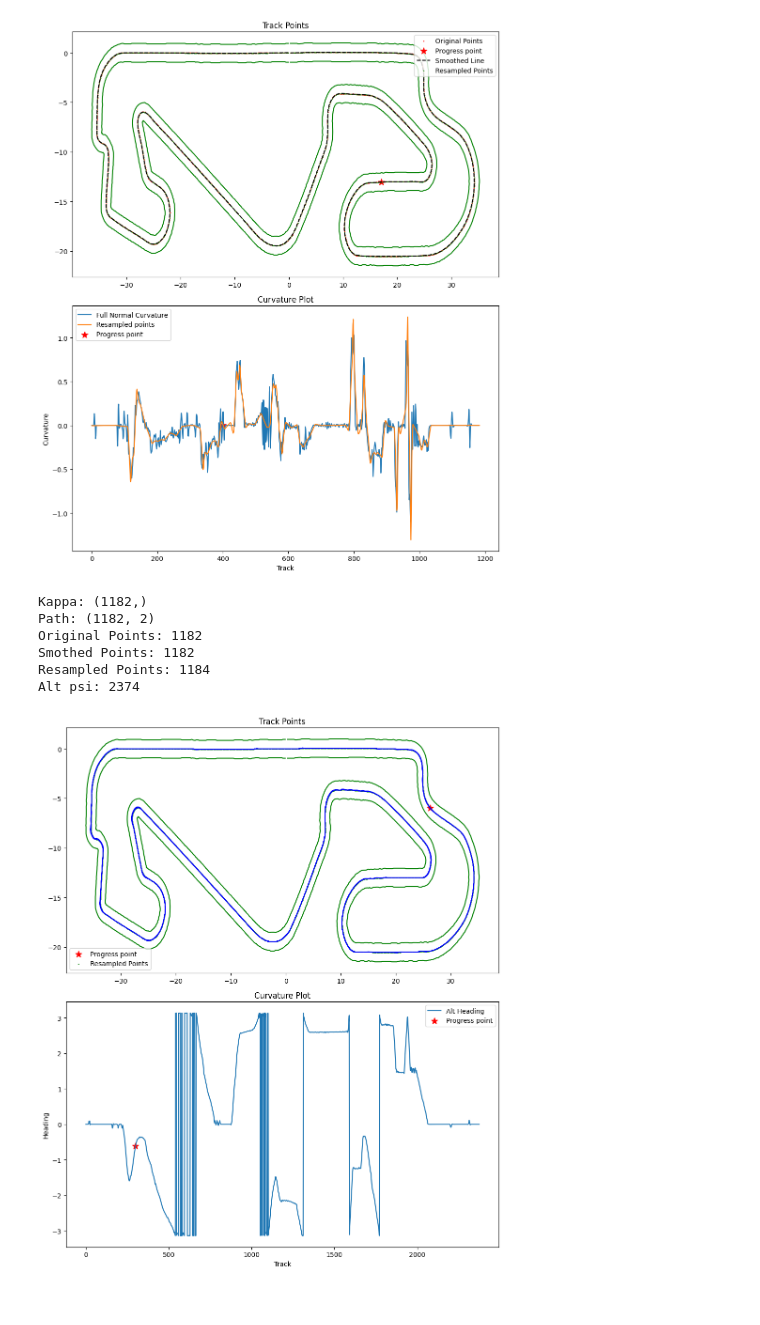
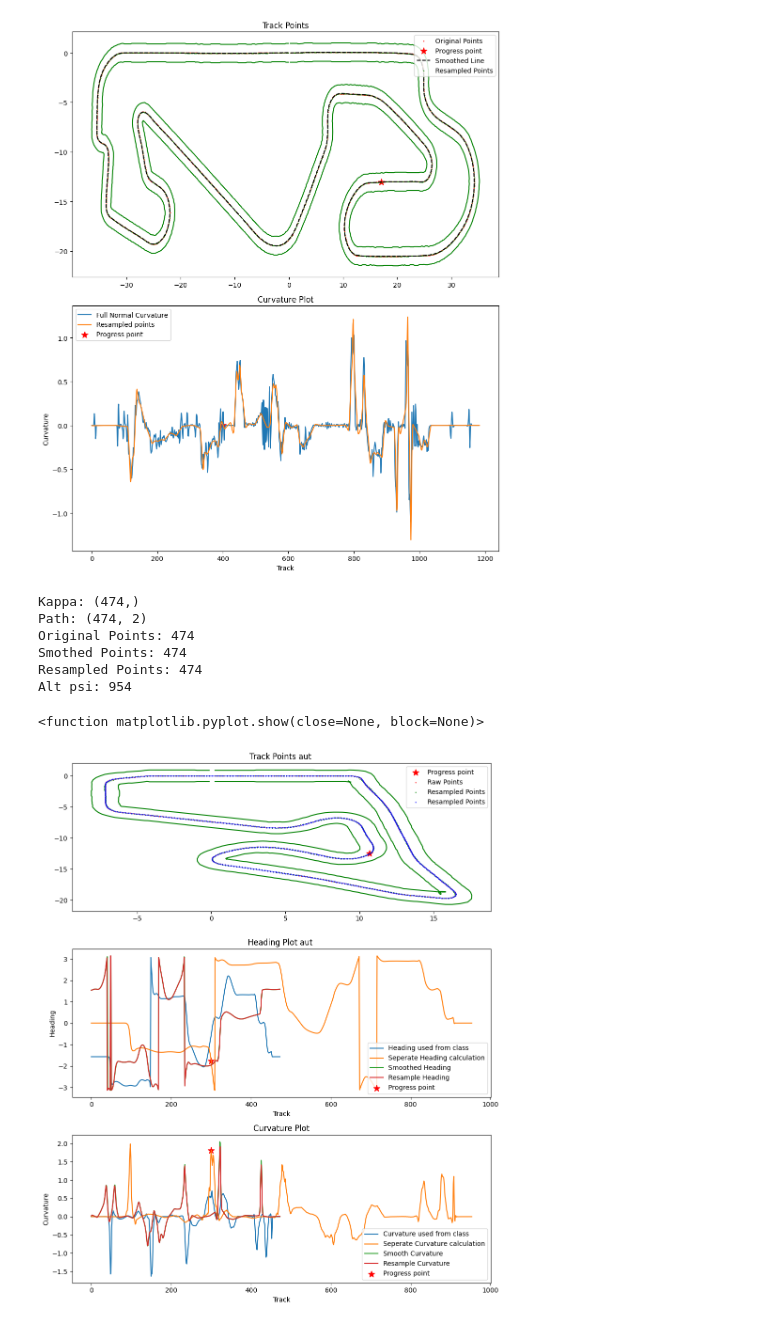
Before and after one commit to Delport121/F1Tenth_Sim, a Jupyter notebook: Notebooks/Map_playground.ipynb, the cells around one changed output. Cells and saved outputs as stored; diff of their text form; code cells hidden in the pictures.

```diff
--- a/Notebooks/Map_playground.ipynb
+++ b/Notebooks/Map_playground.ipynb
@@ -173,7 +175,7 @@ def resample_track_points(points, seperation_distance=0.2, smoothing=0.2):
 
     return resampled_points, smooth_line
 
-map_name = "esp"
+map_name = "aut"
 track = CentreLine(map_name)
 kappa = track.kappa
 path = track.path
@@ -196,37 +198,39 @@ closed_lengths =  np.linalg.norm(np.diff(closed_path, axis=0), axis=1)
 coeffs_x, coeffs_y, A, normvec_normalized = tph.calc_splines.calc_splines(closed_path, closed_lengths)
 path_interp, spline_inds, t_values, dists_interp = tph.interp_splines.interp_splines(coeffs_x, coeffs_y, closed_lengths, False, 0.1)
 
-path = path_interp
+# path = path_interp
 
-el_lengths = np.linalg.norm(np.diff(path, axis=0), axis=1)
+el_lengths = np.linalg.norm(np.diff(path_interp, axis=0), axis=1)
 s_path = np.insert(np.cumsum(el_lengths), 0, 0)
-alt_psi, alt_kappa = tph.calc_head_curv_num.calc_head_curv_num(np.column_stack((path[:,1],path[:,0])), el_lengths, False)
+alt_psi, alt_kappa = tph.calc_head_curv_num.calc_head_curv_num(np.column_stack((path_interp[:,1],path_interp[:,0])), el_lengths, False)
 alt_psi = -alt_psi # Not supposed to be flipped
 print(f'Alt psi: {len(alt_psi)}')
 
 
-fig, axs = plt.subplots(2, 1, figsize=(10, 12))
+fig, axs = plt.subplots(3, 1, figsize=(10, 12))
 # axs[0].scatter(points[:, 0], points[:, 1], color='red', label='Original Points', s =0.5)
 axs[0].scatter(path[Progress_point, 0], path[Progress_point, 1], color='red', label='Progress point', marker='*', s=100)
 # axs[0].plot(smooth_line[:, 0], smooth_line[:, 1], color='blue', label='Smoothed Line')
-axs[0].scatter(path[:, 0], path[:, 1], color='green', label='Resampled Points', s =0.5)
-for i in range(len(path)):
-    axs[0].arrow(
-        path[i, 0],  # x-coordinate
-        path[i, 1],  # y-coordinate
-        0.5 * np.cos(alt_psi[i]),  # dx, based on heading angle
-        0.5 * np.sin(alt_psi[i]),  # dy, based on heading angle
+axs[0].scatter(path[:, 0], path[:, 1], color='red', label='Raw Points', s =0.5)
+axs[0].scatter(resampled_points[:, 0], resampled_points[:, 1], color='green', label='Resampled Points', s =0.5)
+axs[0].scatter(path_interp[:, 0], path_interp[:, 1], color='blue', label='Resampled Points', s =0.5)
+# for i in range(len(path)):
+#     axs[0].arrow(
+#         path[i, 0],  # x-coordinate
+#         path[i, 1],  # y-coordinate
+#         0.5 * np.cos(alt_psi[i]),  # dx, based on heading angle
+#         0.5 * np.sin(alt_psi[i]),  # dy, based on heading angle
 
 
-        color='blue',
-        head_width=0.05,  # Optional: adjust arrow head width
-        length_includes_head=True,  # Optional: include head in length
-    )
+#         color='blue',
+#         head_width=0.05,  # Optional: adjust arrow head width
+#         length_includes_head=True,  # Optional: include head in length
+#     )
 l1 = track.path[:, :2] + track.nvecs * track.widths[:, 0][:, None]
 l2 = track.path[:, :2] - track.nvecs * track.widths[:, 1][:, None]
 axs[0].plot(l1[:, 0], l1[:, 1], color='green')
 axs[0].plot(l2[:, 0], l2[:, 1], color='green')
-axs[0].set_title("Track Points")
+axs[0].set_title(f"Track Points {map_name} ")
 axs[0].legend()
 
 el_lengthsSmooth = np.sqrt(np.sum(np.diff(smooth_line, axis=0)**2, axis=1))
@@ -234,41 +238,55 @@ psiSmooth, kappaSmooth = calc_head_curv_num(
         path=smooth_line,
         el_lengths=el_lengthsSmooth,
         is_closed=False,
         stepsize_psi_preview=0.1,
         stepsize_psi_review=0.1,
         stepsize_curv_preview=0.2,
         stepsize_curv_review=0.2,
         calc_curv=True
     )
 
 el_lengthsSmooth2 = np.sqrt(np.sum(np.diff(resampled_points, axis=0)**2, axis=1))
-psiSmooth2, kappaSmooth2 = calc_head_curv_num(
+psi_Resample, kappa_Resample = calc_head_curv_num(
         path=resampled_points,
         el_lengths=el_lengthsSmooth2,
         is_closed=False,
         stepsize_psi_preview=0.1,
         stepsize_psi_review=0.1,
         stepsize_curv_preview=0.2,
         stepsize_curv_review=0.2,
         calc_curv=True
     )
 
 
 
 # axs[1].plot(psi, label='Full Normal Heading')
-axs[1].plot(alt_psi, label='Alt Heading') #This should not be flipped
+axs[1].plot(psi, label='Heading used from class') #This should not be flipped
+axs[1].plot(alt_psi, label='Seperate Heading calculation')
+axs[1].plot(psiSmooth, label='Smoothed Heading')
+axs[1].plot(psi_Resample, label='Resample Heading')
 axs[1].scatter(Progress_point, alt_psi[Progress_point], color='red', label='Progress point', marker='*', s=100)
-axs[1].set_title("Curvature Plot")
+axs[1].set_title(f"Heading Plot {map_name} ")
 axs[1].legend()
 axs[1].set_xlabel("Track")
 axs[1].set_ylabel("Heading")
+
+axs[2].plot(kappa, label='Curvature used from class') #This should not be flipped
+axs[2].plot(alt_kappa, label='Seperate Curvature calculation')
+axs[2].plot(kappaSmooth, label='Smooth Curvature')
+axs[2].plot(kappa_Resample, label='Resample Curvature')
+axs[2].scatter(Progress_point, alt_kappa[Progress_point], color='red', label='Progress point', marker='*', s=100)
+axs[2].set_title("Curvature Plot")
+axs[2].legend()
+axs[2].set_xlabel("Track")
+axs[2].set_ylabel("Curvature")
 plt.tight_layout()
-plt.show()
+plt.show
 # %% [output]
-Kappa: (1182,)
-Path: (1182, 2)
-Original Points: 1182
-Smothed Points: 1182
-Resampled Points: 1184
-Alt psi: 2374
+Kappa: (474,)
+Path: (474, 2)
+Original Points: 474
+Smothed Points: 474
+Resampled Points: 474
+Alt psi: 954
+<function matplotlib.pyplot.show(close=None, block=None)>
-[figure, old version]
+[figure, new version]
```
Also changed, not shown: parts of 2 cells of this notebook, 26 other files.
